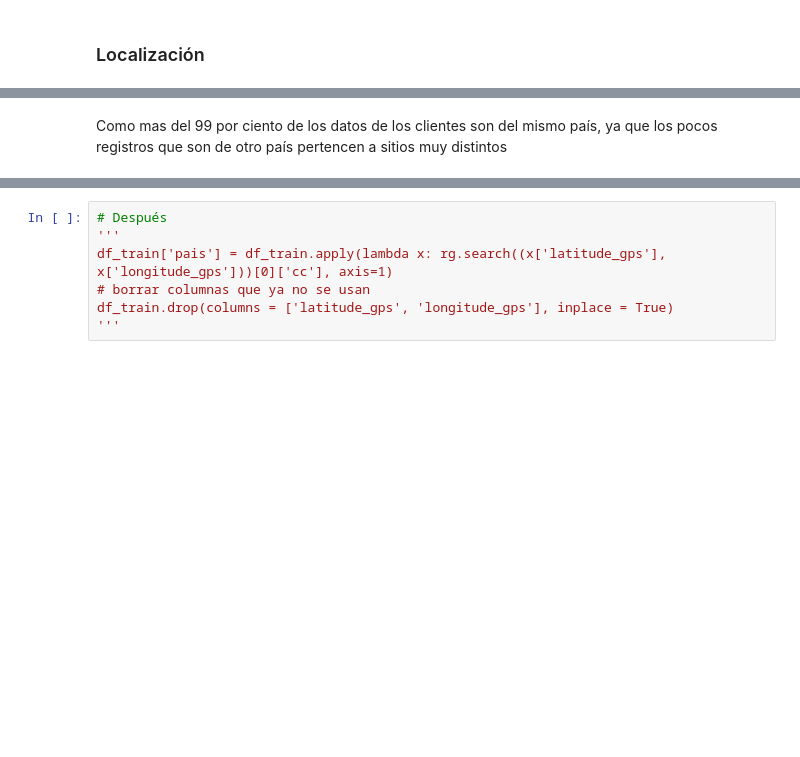
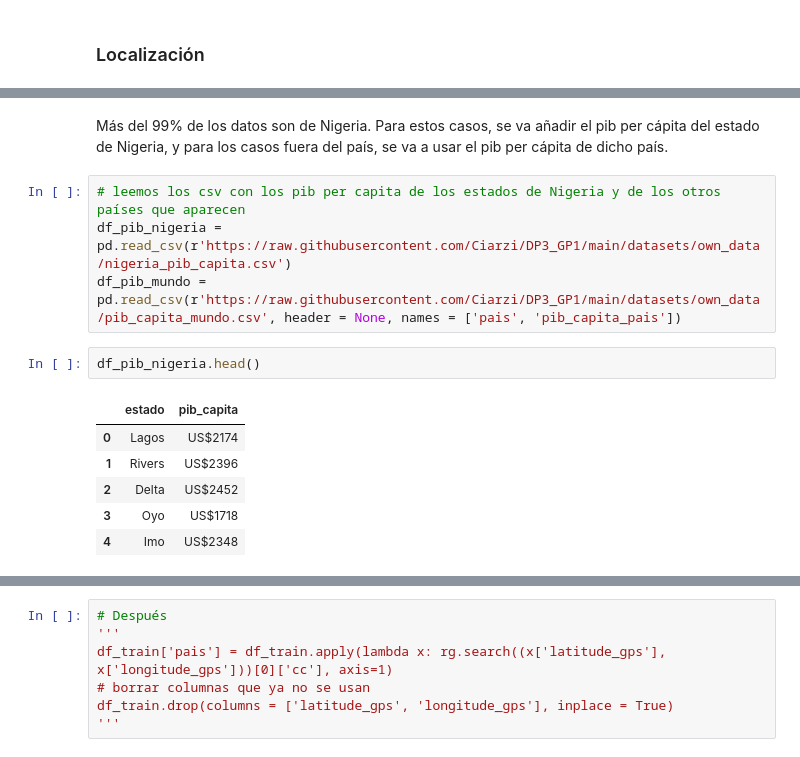
Before and after one commit to Ciarzi/DP3_GP1, a Jupyter notebook: codigo/2_etl_principal.ipynb, the cells around one changed output, grey strips where cells are left out. Cells and saved outputs as stored; diff of their text form; blank space fills up the shorter version.

```diff
--- a/codigo/2_etl_principal.ipynb
+++ b/codigo/2_etl_principal.ipynb
@@ -405,4 +405,17 @@ PF       1
 CN       1
 Name: pais, dtype: int64
-# %% [markdown]
-Como mas del 99 por ciento de los datos de los clientes son del mismo país, ya que los pocos registros que son de otro país pertencen a sitios muy distintos
+# %% [markdown]
+Más del 99% de los datos son de Nigeria. Para estos casos, se va añadir el pib per cápita del estado de Nigeria, y para los casos fuera del país, se va a usar el pib per cápita de dicho país.
+# %%
+# leemos los csv con los pib per capita de los estados de Nigeria y de los otros países que aparecen
+df_pib_nigeria = pd.read_csv(r'https://raw.githubusercontent.com/Ciarzi/DP3_GP1/main/datasets/own_data/nigeria_pib_capita.csv')
+df_pib_mundo = pd.read_csv(r'https://raw.githubusercontent.com/Ciarzi/DP3_GP1/main/datasets/own_data/pib_capita_mundo.csv', header = None, names = ['pais', 'pib_capita_pais'])
+# %%
+df_pib_nigeria.head()
+# %% [output]
+|  | estado | pib_capita |
+| 0 | Lagos | US$2174 |
+| 1 | Rivers | US$2396 |
+| 2 | Delta | US$2452 |
+| 3 | Oyo | US$1718 |
+| 4 | Imo | US$2348 |
```
Also changed, not shown: parts of 17 cells of this notebook, 2 other files.
